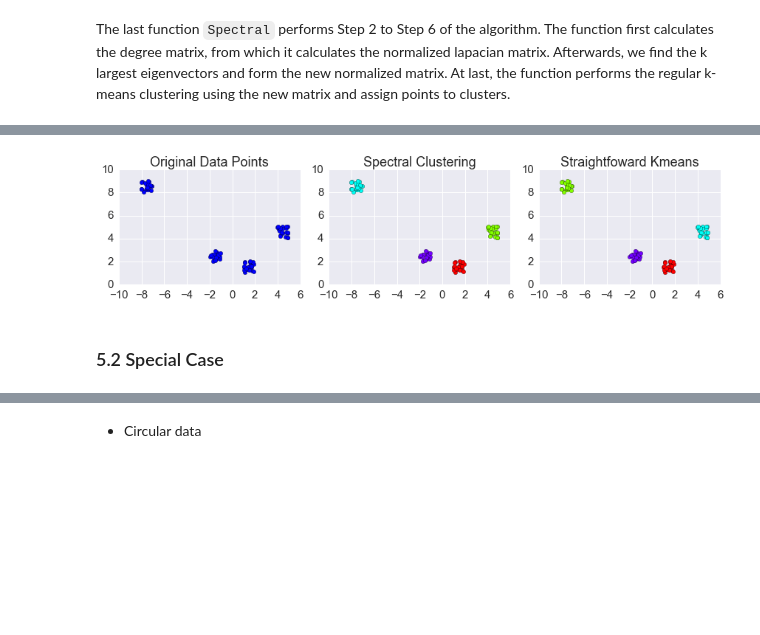
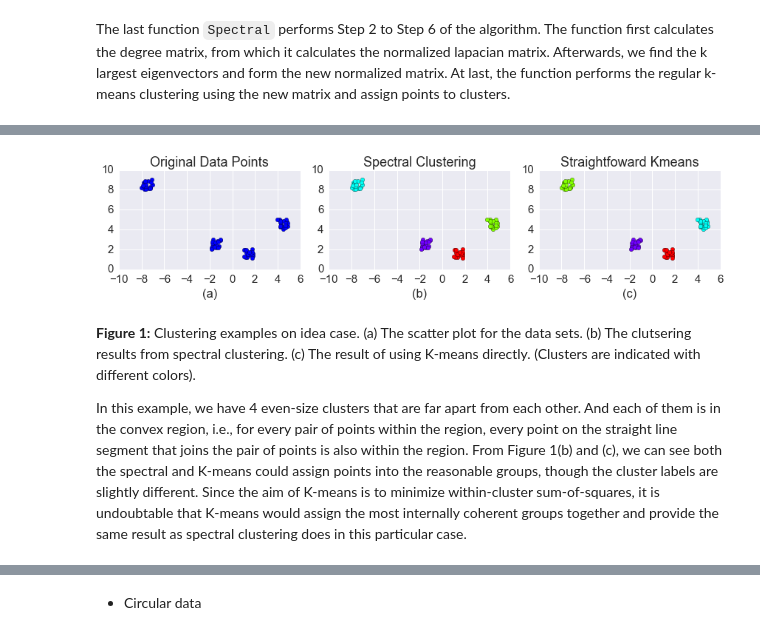
Before and after one commit to wzwangqi/663FinalProject, a Jupyter notebook: Report_new.ipynb, the cells around one changed output, grey strips where cells are left out. Saved outputs shown, nothing was run; the diff lists cells and outputs as text; code cells hidden in the pictures; blank space fills up the shorter version.

```diff
--- a/Report_new.ipynb
+++ b/Report_new.ipynb
@@ -164,7 +165,8 @@ def CalculateAffinity_jit(data, sigma = 0.5):
 # %% [markdown]
 The last function `Spectral` performs Step 2 to Step 6 of the algorithm. The function first calculates the degree matrix, from which it calculates the normalized lapacian matrix. Afterwards, we find the k largest eigenvectors and form the new normalized matrix. At last, the function performs the regular k-means clustering using the new matrix and assign points to clusters.
 # %%
-def Spectral(k, A):
+@jit
+def Spectral_jit(k, A):
     """Create cluster labels for points from k-means using the normalized matrix Algorithm Step 2-6.
 
     Step 2: Define D to be the diagonal matrix whose (i,i)-element is the sum of A's i_th
@@ -203,7 +205,7 @@ row,and construct the matrix L =D^(-l/2)AD^(-l/2).
 
 
 
-    #construct the normalized matrix Y from the obtained eigen vectors
+    #construct the normalized matrix U from the obtained eigen vectors
     Y = np.zeros((X.shape))
     for i in range(X.shape[0]):
         n = math.sqrt(sum(X[i,:]**2));
@@ -248,7 +271,7 @@ data = GenerateData_jit(k)
 affinity = CalculateAffinity_jit(data)
 # %%
 # Results from spectral clustering
-IDX= Spectral(k,affinity)
+IDX= Spectral_jit(k,affinity)
 
 
 # Results from k-means
@@ -256,33 +279,40 @@ clust_result = KMeans(n_clusters=k, random_state=10)
 cluster_labels = clust_result.fit_predict(data)
 indicator=np.loadtxt(cluster_labels,dtype='int32')
 ID=indicator.tolist()
 IDX_k=np.asarray(ID)
 
 
 
 # Draw graph
 plt.figure(figsize=(12,3))
 plt.subplot(1,3,1)
 plt.scatter(data[:,0],data[:,1],s=30)
 plt.title('Original Data Points')
+plt.xlabel("(a)")
 
 plt.subplot(1,3,2)
 colors = plt.cm.hsv(np.linspace(0, 1, k+1))
 for i in range(len(IDX)):
     for j in range(k):
         if IDX[i] == j:
             plt.scatter(data[i,0],data[i,1],c=colors[j] ,s=30)
 plt.title('Spectral Clustering')
+plt.xlabel("(b)")
 
 
 plt.subplot(1,3,3)
 for i in range(len(IDX_k)):
     for j in range(k):
         if IDX_k[i] == j:
             plt.scatter(data[i,0],data[i,1],c=colors[j] ,s=30)
 plt.title('Straightfoward Kmeans')
+plt.xlabel("(c)")
+
 plt.tight_layout()
 # %% [output]
-[figure, old version]
+[figure, new version]
-# %% [markdown]
-### 5.2 Special Case
+# %% [markdown]
+**Figure 1:** Clustering examples on idea case. (a) The scatter plot for the data sets. (b) The clutsering results from spectral clustering. (c) The result of using K-means directly. (Clusters are indicated with different colors).
+
+
+In this example, we have 4 even-size clusters that are far apart from each other. And each of them is in the convex region, i.e.,  for every pair of points within the region, every point on the straight line segment that joins the pair of points is also within the region.  From Figure 1(b) and (c), we can see both the spectral and K-means could assign points into the reasonable groups, though the cluster labels are slightly different. Since the aim of K-means is to minimize within-cluster sum-of-squares, it is undoubtable that K-means would assign the most internally coherent groups together and provide the same result as spectral clustering does in this particular case.
```
Also changed, not shown: parts of 19 cells of this notebook.
